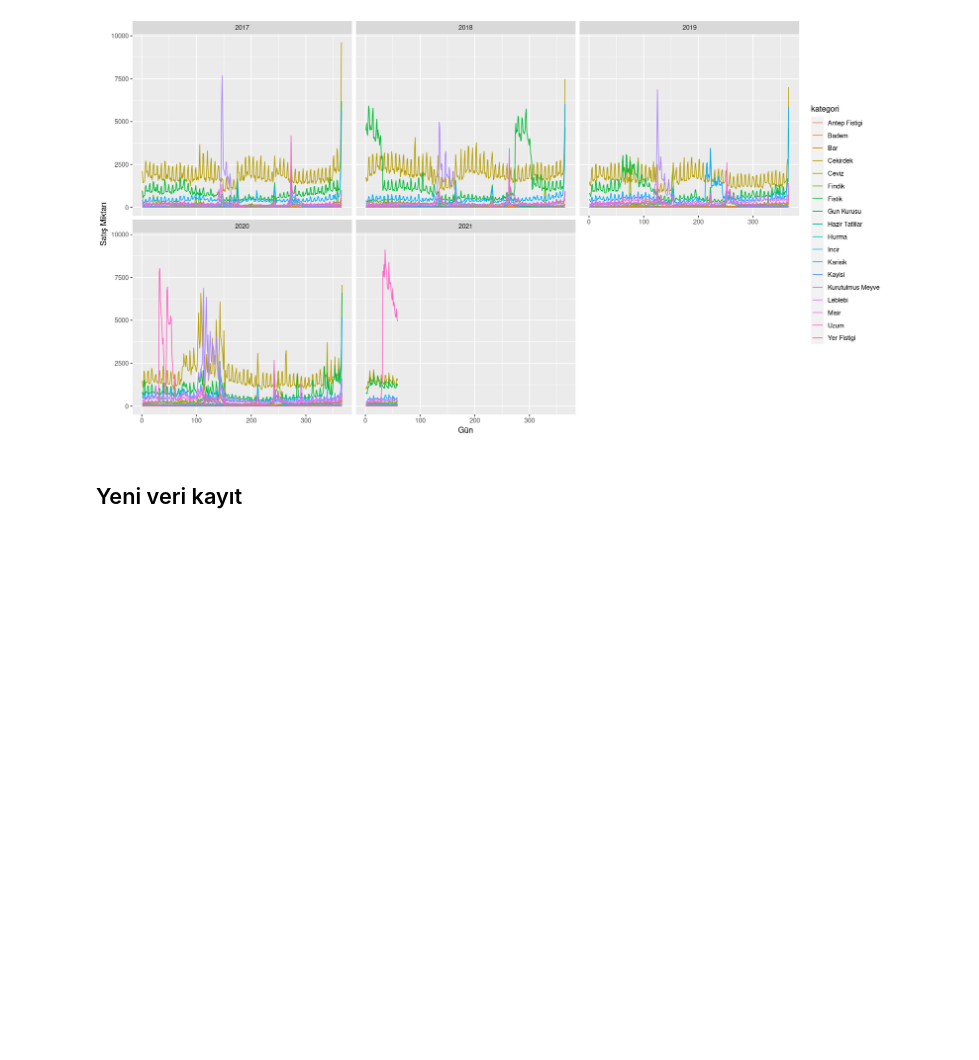
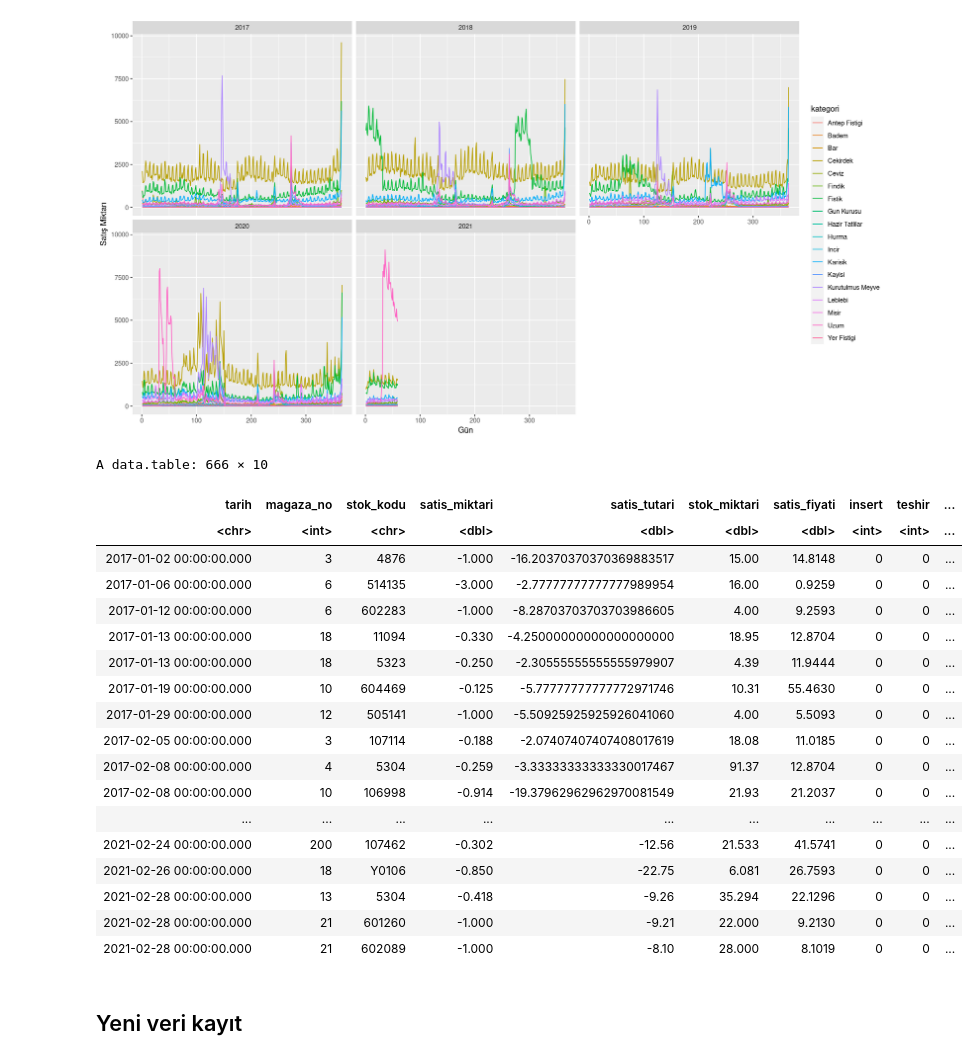
Before and after one commit to sametsoekel/nonsystematic_workspace, a Jupyter notebook: hakmar/17nisan.ipynb, the cells around one changed output. Drawn from its saved outputs; the diff is of its cells as text; code cells hidden in the pictures; blank space fills up the shorter version.

```diff
--- a/hakmar/17nisan.ipynb
+++ b/hakmar/17nisan.ipynb
@@ -172,6 +196,28 @@ xlab('Gün')
 # %% [output]
 `summarise()` has grouped output by 'tarih'. You can override using the `.groups` argument.
 [figure]
+# %%
+data2 %>% filter(satis_tutari<0)
+# %% [output]
+A data.table: 666 × 10
+| tarih | magaza_no | stok_kodu | satis_miktari | satis_tutari | stok_miktari | satis_fiyati | insert | teshir | ... |
+| <chr> | <int> | <chr> | <dbl> | <dbl> | <dbl> | <dbl> | <int> | <int> | ... |
+| 2017-01-02 00:00:00.000 | 3 | 4876 | -1.000 | -16.20370370370369883517 | 15.00 | 14.8148 | 0 | 0 | ... |
+| 2017-01-06 00:00:00.000 | 6 | 514135 | -3.000 | -2.77777777777777989954 | 16.00 | 0.9259 | 0 | 0 | ... |
+| 2017-01-12 00:00:00.000 | 6 | 602283 | -1.000 | -8.28703703703703986605 | 4.00 | 9.2593 | 0 | 0 | ... |
+| 2017-01-13 00:00:00.000 | 18 | 11094 | -0.330 | -4.25000000000000000000 | 18.95 | 12.8704 | 0 | 0 | ... |
+| 2017-01-13 00:00:00.000 | 18 | 5323 | -0.250 | -2.30555555555555979907 | 4.39 | 11.9444 | 0 | 0 | ... |
+| 2017-01-19 00:00:00.000 | 10 | 604469 | -0.125 | -5.77777777777772971746 | 10.31 | 55.4630 | 0 | 0 | ... |
+| 2017-01-29 00:00:00.000 | 12 | 505141 | -1.000 | -5.50925925925926041060 | 4.00 | 5.5093 | 0 | 0 | ... |
+| 2017-02-05 00:00:00.000 | 3 | 107114 | -0.188 | -2.07407407407408017619 | 18.08 | 11.0185 | 0 | 0 | ... |
+| 2017-02-08 00:00:00.000 | 4 | 5304 | -0.259 | -3.33333333333330017467 | 91.37 | 12.8704 | 0 | 0 | ... |
+| 2017-02-08 00:00:00.000 | 10 | 106998 | -0.914 | -19.37962962962970081549 | 21.93 | 21.2037 | 0 | 0 | ... |
+| ... | ... | ... | ... | ... | ... | ... | ... | ... | ... |
+| 2021-02-24 00:00:00.000 | 200 | 107462 | -0.302 | -12.56 | 21.533 | 41.5741 | 0 | 0 | ... |
+| 2021-02-26 00:00:00.000 | 18 | Y0106 | -0.850 | -22.75 | 6.081 | 26.7593 | 0 | 0 | ... |
+| 2021-02-28 00:00:00.000 | 13 | 5304 | -0.418 | -9.26 | 35.294 | 22.1296 | 0 | 0 | ... |
+| 2021-02-28 00:00:00.000 | 21 | 601260 | -1.000 | -9.21 | 22.000 | 9.2130 | 0 | 0 | ... |
+| 2021-02-28 00:00:00.000 | 21 | 602089 | -1.000 | -8.10 | 28.000 | 8.1019 | 0 | 0 | ... |
 # %%
 ggsave('urun_kategorized.png',width = 15,height = 8)
 # %% [markdown]
```
Also changed, not shown: parts of 5 cells of this notebook, 4 other files.
